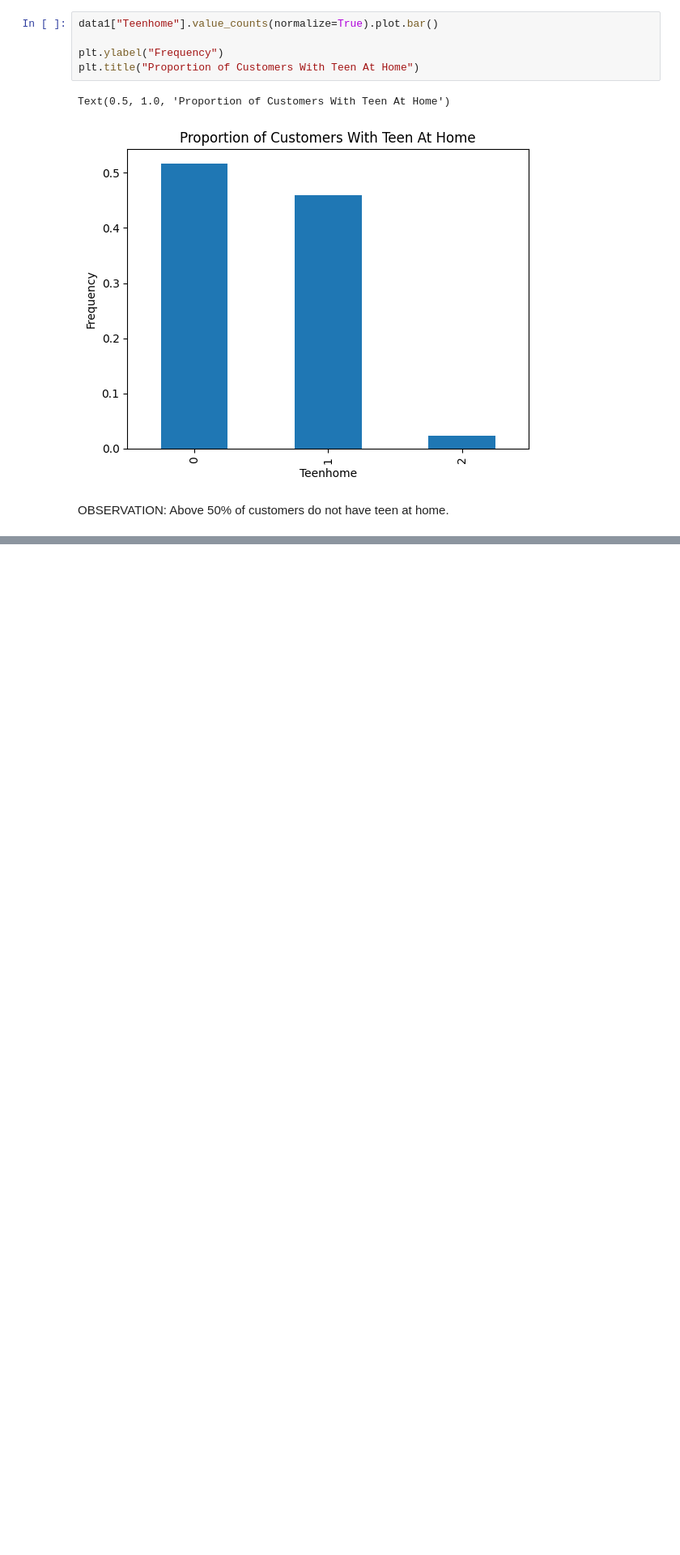
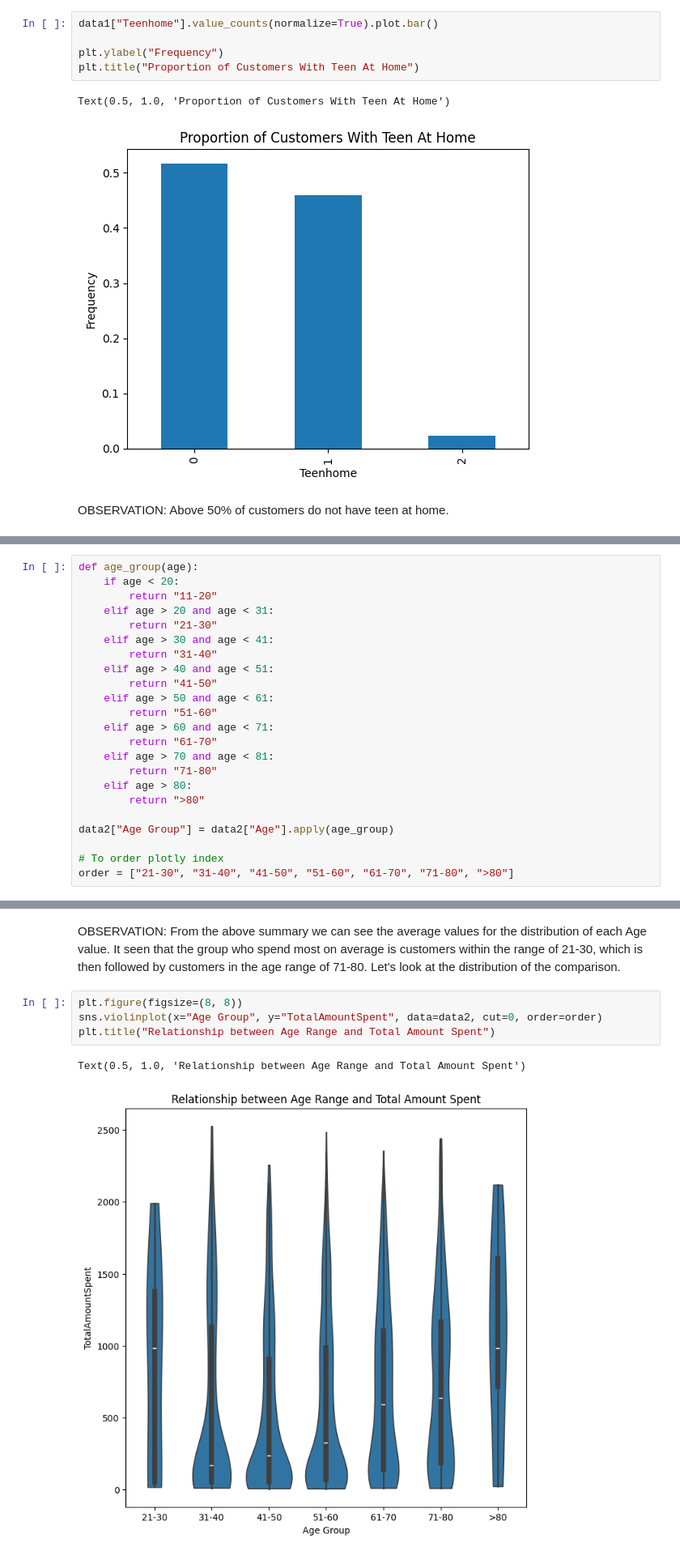
Before and after one commit to IfyAngelo/1of600-DATA-SCIENCE-PROJECTS_customers_segmentation, a Jupyter notebook: notebooks/customer_segmentations.ipynb, the cells around one changed output, grey strips where cells are left out. Shown: that part at 81% size. Drawn from its saved outputs; the diff is of its cells as text; blank space fills up the shorter version.

```diff
--- a/notebooks/customer_segmentations.ipynb
+++ b/notebooks/customer_segmentations.ipynb
@@ -249,0 +342,23 @@ OBSERVATION: Above 50% of customers do not have teen at home.
+# %%
+def age_group(age):
+    if age < 20:
+        return "11-20"
+    elif age > 20 and age < 31:
+        return "21-30"
+    elif age > 30 and age < 41:
+        return "31-40"
+    elif age > 40 and age < 51:
+        return "41-50"
+    elif age > 50 and age < 61:
+        return "51-60"
+    elif age > 60 and age < 71:
+        return "61-70"
+    elif age > 70 and age < 81:
+        return "71-80"
+    elif age > 80:
+        return ">80"
+
+data2["Age Group"] = data2["Age"].apply(age_group)
+
+# To order plotly index
+order = ["21-30", "31-40", "41-50", "51-60", "61-70", "71-80", ">80"]
@@ -249,0 +382,9 @@ OBSERVATION: Above 50% of customers do not have teen at home.
+# %% [markdown]
+OBSERVATION: From the above summary we can see the average values for the distribution of each Age value. It seen that the group who spend most on average is customers within the range of 21-30, which is then followed by customers in the age range of 71-80. Let's look at the distribution of the comparison.
+# %%
+plt.figure(figsize=(8, 8))
+sns.violinplot(x="Age Group", y="TotalAmountSpent", data=data2, cut=0, order=order)
+plt.title("Relationship between Age Range and Total Amount Spent")
+# %% [output]
+Text(0.5, 1.0, 'Relationship between Age Range and Total Amount Spent')
+[figure, added]
```
Also changed, not shown: parts of 45 cells of this notebook.
